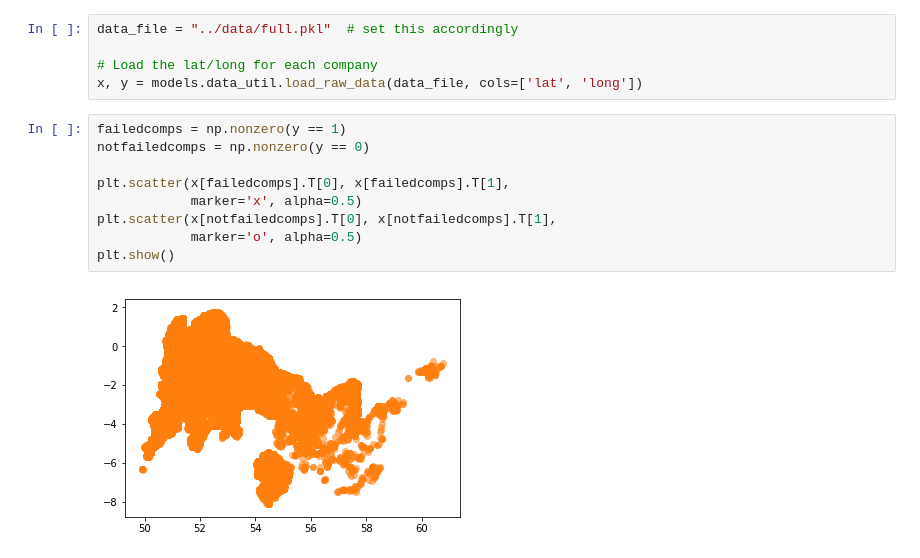
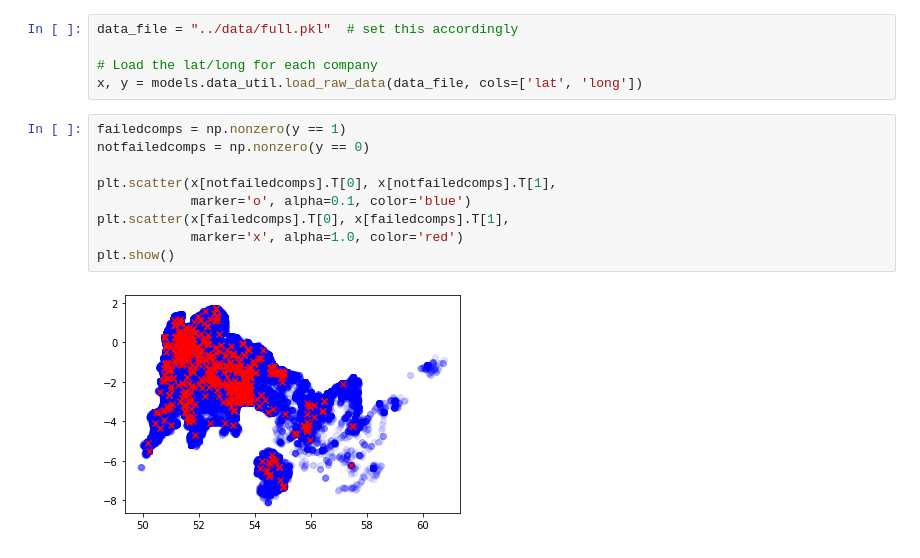
Before and after one commit to kalialeksiev/adversarial-ml, a Jupyter notebook: notebooks/Dataset visualisation.ipynb, the cells around one changed output. Cells and saved outputs as stored; diff of their text form.

Commit message:
Improved the clarity of the lat/long graph.

```diff
--- a/notebooks/Dataset visualisation.ipynb
+++ b/notebooks/Dataset visualisation.ipynb
@@ -17,11 +17,11 @@ x, y = models.data_util.load_raw_data(data_file, cols=['lat', 'long'])
 # %%
 failedcomps = np.nonzero(y == 1)
 notfailedcomps = np.nonzero(y == 0)
 
+plt.scatter(x[notfailedcomps].T[0], x[notfailedcomps].T[1],
+            marker='o', alpha=0.1, color='blue')
 plt.scatter(x[failedcomps].T[0], x[failedcomps].T[1],
-            marker='x', alpha=0.5)
-plt.scatter(x[notfailedcomps].T[0], x[notfailedcomps].T[1],
-            marker='o', alpha=0.5)
+            marker='x', alpha=1.0, color='red')
 plt.show()
 # %% [output]
-[figure, old version]
+[figure, new version]
```
